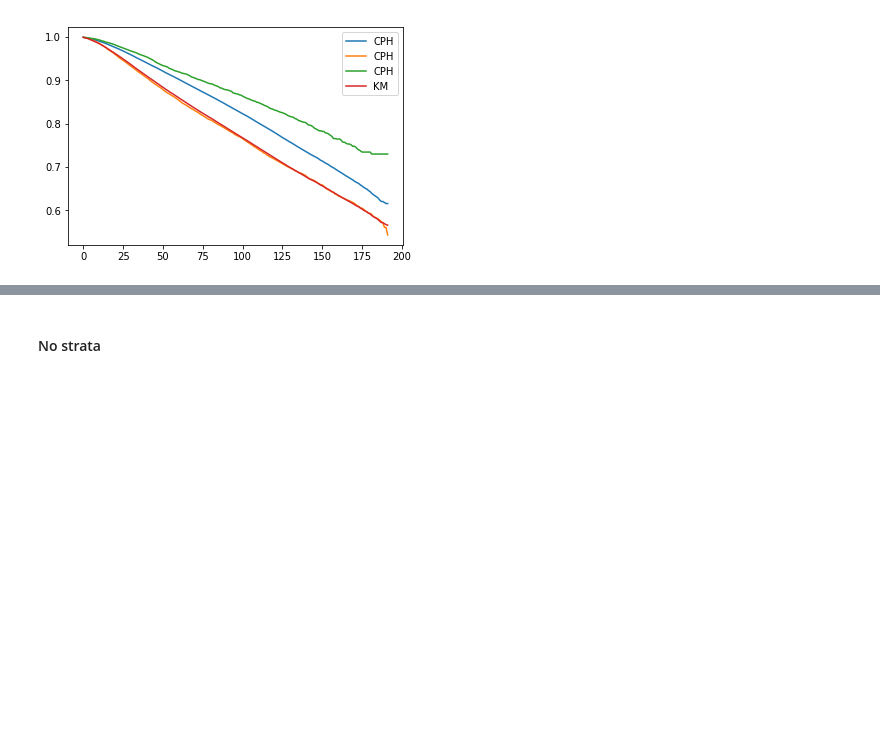
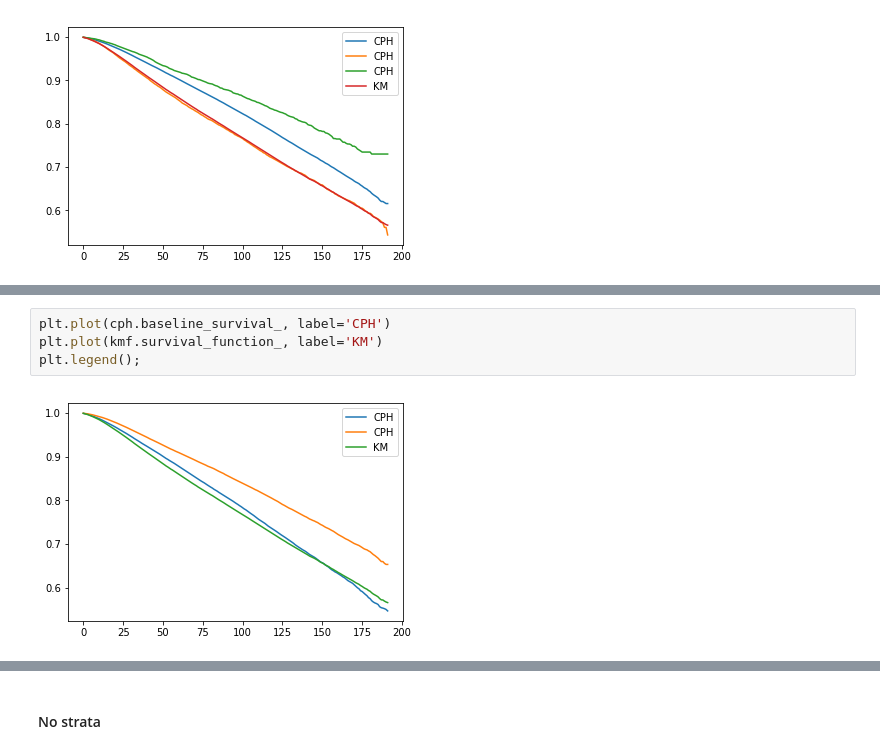
Before and after one commit to kbfreder/breast-cancer, a Jupyter notebook: SurvivalAnlaysis-01.ipynb, the cells around one changed output, grey strips where cells are left out. Drawn from its saved outputs; the diff is of its cells as text; blank space fills up the shorter version.

```diff
--- a/SurvivalAnlaysis-01.ipynb
+++ b/SurvivalAnlaysis-01.ipynb
@@ -124,0 +189,6 @@ cph.plot_covariate_groups('AGE_DX', range(40,70,5))
+# %%
+plt.plot(cph.baseline_survival_, label='CPH')
+plt.plot(kmf.survival_function_, label='KM')
+plt.legend();
+# %% [output]
+[figure, added]
```
Also changed, not shown: parts of 21 cells of this notebook.
